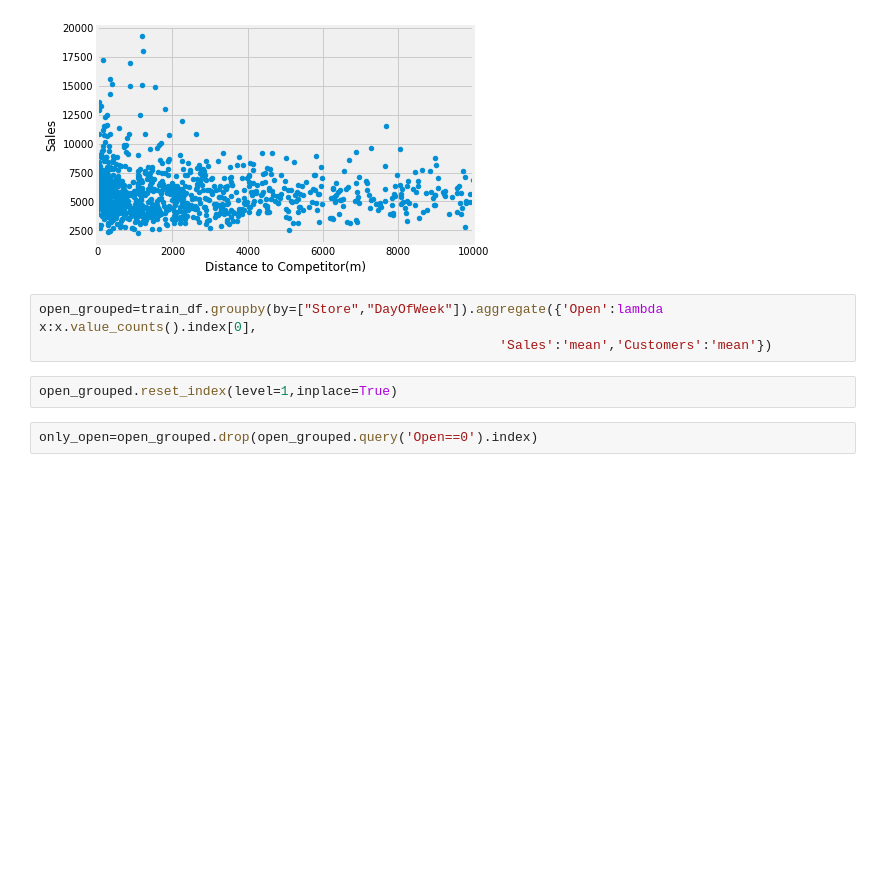
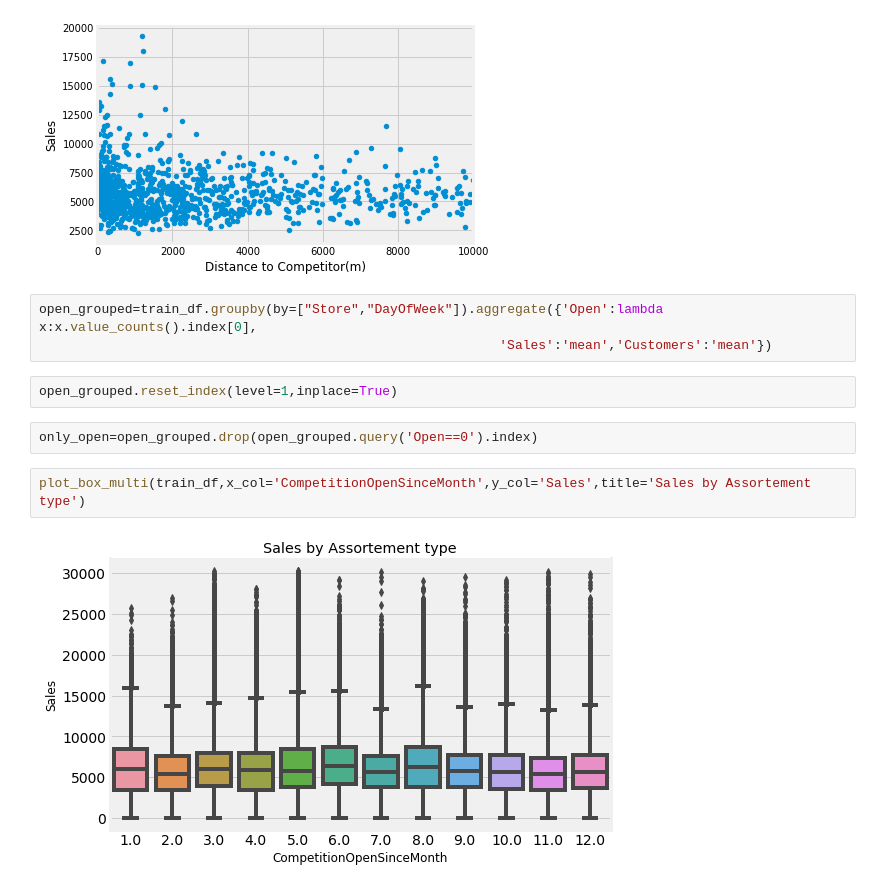
Before and after one commit to fbagire/pharmaceutical_sales_forecast, a Jupyter notebook: notebook/EDA.ipynb, the cells around one changed output. Cells and saved outputs as stored; diff of their text form; blank space fills up the shorter version.

```diff
--- a/notebook/EDA.ipynb
+++ b/notebook/EDA.ipynb
@@ -343,3 +376,7 @@ open_grouped=train_df.groupby(by=["Store","DayOfWeek"]).aggregate({'Open':lambda
 open_grouped.reset_index(level=1,inplace=True)
 # %%
 only_open=open_grouped.drop(open_grouped.query('Open==0').index)
+# %%
+plot_box_multi(train_df,x_col='CompetitionOpenSinceMonth',y_col='Sales',title='Sales by Assortement type')
+# %% [output]
+[figure, added]
```
Also changed, not shown: parts of 17 cells of this notebook, 17 other files.
